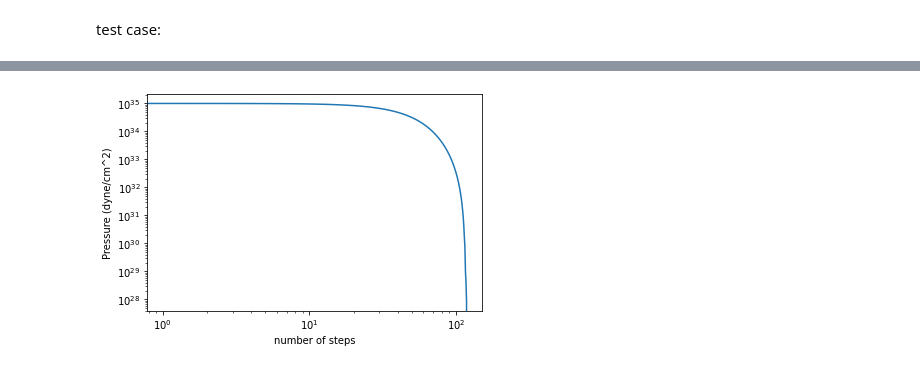
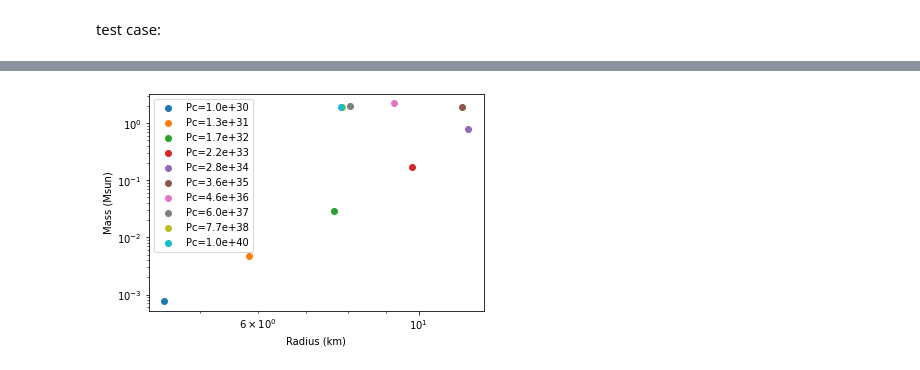
Before and after one commit to thomas-03/homework, a Jupyter notebook: 5460/homework10.ipynb, the cells around one changed output, grey strips where cells are left out. Cells and saved outputs as stored; diff of their text form; code cells hidden in the pictures.

```diff
--- a/5460/homework10.ipynb
+++ b/5460/homework10.ipynb
@@ -262,9 +234,17 @@ plt.show()
-# %%
-plt.plot((r-1e-9)/dr,P)
-plt.xscale('log')
-plt.yscale('log')
-plt.xlabel('number of steps')
-plt.ylabel('Pressure (dyne/cm^2)')
-plt.show()
-# %% [output]
-[figure, removed]
+# %%
+P0 = 1e30
+dr = 1e4
+eos2 = []
+#I'm starting with random initial central pressure just to see if the code runs and an initial mass of electon mass so its tiny but not 0 (so I won't get nans)
+for Pc in np.logspace(30,40,10):
+    r, m, P, phi = integrate(1e-9, np.array([mn, Pc, 0]), dr=dr, EOS=2)
+    plt.scatter(r[-1]/1e5, m[-1]/Msun,label=f'Pc={Pc:.1e}')
+    eos2.append((r[-1], m[-1],Pc))
+plt.xscale('log')
+plt.yscale('log')
+plt.xlabel('Radius (km)')
+plt.ylabel('Mass (Msun)')
+plt.legend()
+plt.show()
+# %% [output]
+[figure, added]
```
Also changed, not shown: parts of 20 cells of this notebook, 1 other file.
